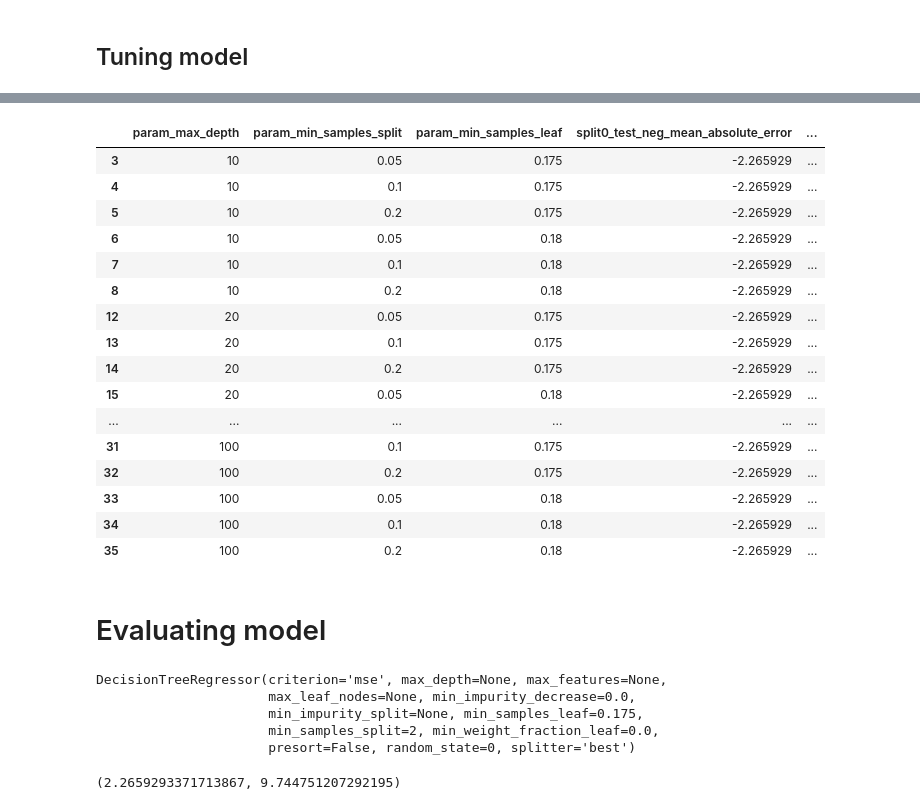
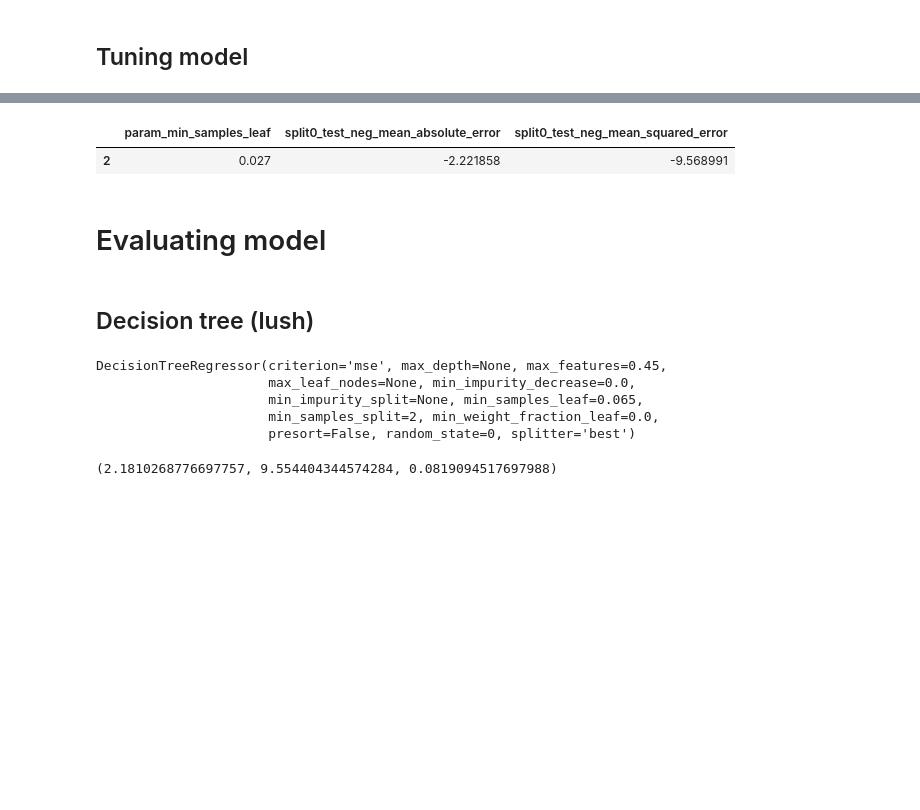
Before and after one commit to thomas-woodruff/footbot, a Jupyter notebook: app/notebooks/v1/23.03 Points model using decision trees with features v03.ipynb, the cells around one changed output, grey strips where cells are left out. Saved outputs shown, nothing was run; the diff lists cells and outputs as text; code cells hidden in the pictures; blank space fills up the shorter version.

```diff
--- a/app/notebooks/v1/23.03 Points model using decision trees with features v03.ipynb
+++ b/app/notebooks/v1/23.03 Points model using decision trees with features v03.ipynb
@@ -98,0 +147,4 @@ for train_index, test_index in ps.split():
+# %%
+stark_X_sel = X[:,selector.support_]
+stark_X_train_sel = X_train[:,selector.support_]
+stark_X_test_sel = X_test[:,selector.support_]
@@ -142,0 +452,15 @@ GridSearchCV(cv=PredefinedSplit(test_fold=array([-1, -1, ...,  0,  0])),
+# %%
+min_samples_leaf_stark = [0.026, 0.027, 0.028]
+
+parameters_stark = {
+    'min_samples_leaf': min_samples_leaf_stark
+}
+# %%
+gs_model_stark = GridSearchCV(
+    DecisionTreeRegressor(),
+    parameters_stark,
+    scoring=['neg_mean_absolute_error', 'neg_mean_squared_error'],
+    refit=False,
+    cv=ps,
+    error_score=100, n_jobs=1, verbose=2)
+gs_model_stark.fit(stark_X_sel, y.ravel())
@@ -143,8 +495,9 @@ GridSearchCV(cv=PredefinedSplit(test_fold=array([-1, -1, ...,  0,  0])),
 # %%
-gs_model_df = pd.DataFrame(gs_model.cv_results_)[[
-    'param_max_depth','param_min_samples_split','param_min_samples_leaf',
+gs_model_df_stark = pd.DataFrame(gs_model_stark.cv_results_)[[
+    'param_min_samples_leaf',
     'split0_test_neg_mean_absolute_error',
     'split0_test_neg_mean_squared_error'
 ]]
-gs_model_df
+
+gs_model_df_stark
 # %% [output]
@@ -168,43 +508,34 @@ gs_model_df
 # %%
-gs_model_df[
-    gs_model_df['split0_test_neg_mean_squared_error'] == \
-    gs_model_df['split0_test_neg_mean_squared_error'].max()]
+gs_model_df_stark[
+    gs_model_df_stark['split0_test_neg_mean_squared_error'] == \
+    gs_model_df_stark['split0_test_neg_mean_squared_error'].max()]
 # %% [output]
-|  | param_max_depth | param_min_samples_split | param_min_samples_leaf | split0_test_neg_mean_absolute_error | ... |
-| 3 | 10 | 0.05 | 0.175 | -2.265929 | ... |
-| 4 | 10 | 0.1 | 0.175 | -2.265929 | ... |
-| 5 | 10 | 0.2 | 0.175 | -2.265929 | ... |
-| 6 | 10 | 0.05 | 0.18 | -2.265929 | ... |
-| 7 | 10 | 0.1 | 0.18 | -2.265929 | ... |
-| 8 | 10 | 0.2 | 0.18 | -2.265929 | ... |
-| 12 | 20 | 0.05 | 0.175 | -2.265929 | ... |
-| 13 | 20 | 0.1 | 0.175 | -2.265929 | ... |
-| 14 | 20 | 0.2 | 0.175 | -2.265929 | ... |
-| 15 | 20 | 0.05 | 0.18 | -2.265929 | ... |
-| ... | ... | ... | ... | ... | ... |
-| 31 | 100 | 0.1 | 0.175 | -2.265929 | ... |
-| 32 | 100 | 0.2 | 0.175 | -2.265929 | ... |
-| 33 | 100 | 0.05 | 0.18 | -2.265929 | ... |
-| 34 | 100 | 0.1 | 0.18 | -2.265929 | ... |
-| 35 | 100 | 0.2 | 0.18 | -2.265929 | ... |
+|  | param_min_samples_leaf | split0_test_neg_mean_absolute_error | split0_test_neg_mean_squared_error |
+| 2 | 0.027 | -2.221858 | -9.568991 |
 # %% [markdown]
 # Evaluating model
+# %% [markdown]
+## Decision tree (lush)
 # %%
-model = DecisionTreeRegressor(min_samples_leaf=0.175, random_state=0)
-model.fit(X_train, y_train.ravel())
+lush_model = DecisionTreeRegressor(random_state=0, min_samples_leaf=0.065, max_features=0.45)
+lush_model.fit(lush_X_train_sel, y_train.ravel())
 # %% [output]
-DecisionTreeRegressor(criterion='mse', max_depth=None, max_features=None,
+DecisionTreeRegressor(criterion='mse', max_depth=None, max_features=0.45,
                       max_leaf_nodes=None, min_impurity_decrease=0.0,
-                      min_impurity_split=None, min_samples_leaf=0.175,
+                      min_impurity_split=None, min_samples_leaf=0.065,
                       min_samples_split=2, min_weight_fraction_leaf=0.0,
                       presort=False, random_state=0, splitter='best')
 # %%
 # get predictions for test set
-y_pred = model.predict(X_test).flatten()
+lush_y_pred = lush_model.predict(lush_X_test_sel).flatten()
 
 # calculate cross entropy loss for test set
-test_loss = (mean_absolute_error(y_test, y_pred), mean_squared_error(y_test, y_pred))
-test_loss
+lush_test_loss = (
+    mean_absolute_error(y_test, lush_y_pred),
+    mean_squared_error(y_test, lush_y_pred),
+    r2_score(y_test, lush_y_pred)
+)
+lush_test_loss
 # %% [output]
-(2.2659293371713867, 9.744751207292195)
+(2.1810268776697757, 9.554404344574284, 0.0819094517697988)
 # %%
```
Also changed, not shown: parts of 52 cells of this notebook, 6 other files.
